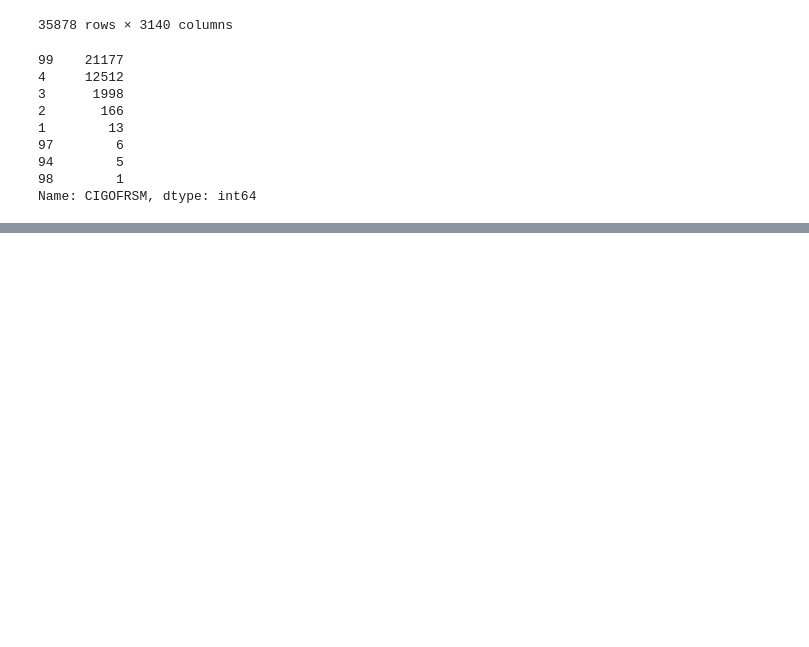
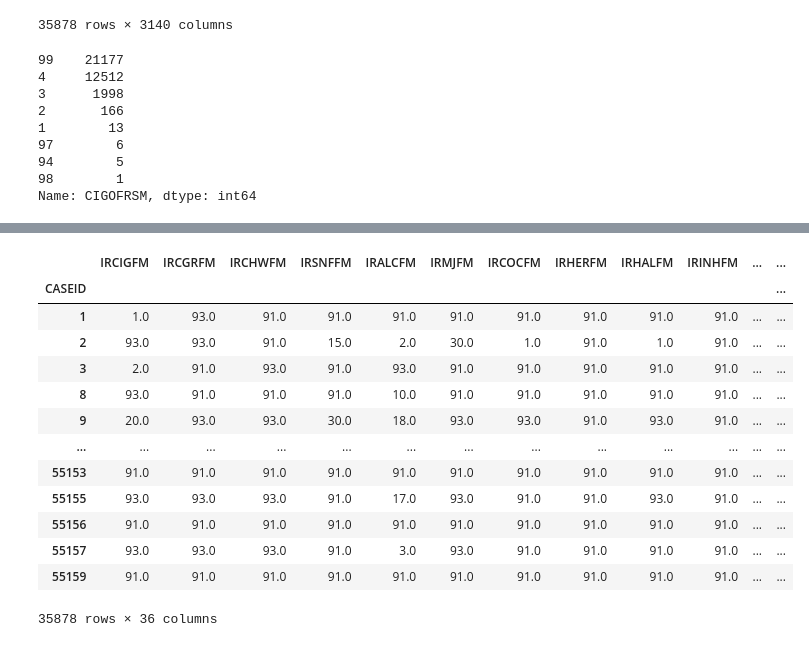
Before and after one commit to natdosan/Deloitte-Case-Study, a Jupyter notebook: code/preprocessing.ipynb, the cells around one changed output, grey strips where cells are left out. Drawn from its saved outputs; the diff is of its cells as text; code cells hidden in the pictures; blank space fills up the shorter version.

Commit message:
Fix: account for float dtypes in missingness

```diff
--- a/code/preprocessing.ipynb
+++ b/code/preprocessing.ipynb
@@ -55,0 +58,3 @@ Name: CIGOFRSM, dtype: int64
+# %%
+float_cols_list = data.select_dtypes(include=['float64']).columns.tolist()
+float_cols_list
@@ -56,3 +79,22 @@ Name: CIGOFRSM, dtype: int64
+# %%
+# create a subset of the df to see what these columns look like
+floats = data[float_cols_list]
+floats
+# %% [output]
+|  | IRCIGFM | IRCGRFM | IRCHWFM | IRSNFFM | IRALCFM | IRMJFM | IRCOCFM | IRHERFM | IRHALFM | IRINHFM | ... | ... |
+| CASEID |  |  |  |  |  |  |  |  |  |  |  | ... |
+| 1 | 1.0 | 93.0 | 91.0 | 91.0 | 91.0 | 91.0 | 91.0 | 91.0 | 91.0 | 91.0 | ... | ... |
+| 2 | 93.0 | 93.0 | 91.0 | 15.0 | 2.0 | 30.0 | 1.0 | 91.0 | 1.0 | 91.0 | ... | ... |
+| 3 | 2.0 | 91.0 | 93.0 | 91.0 | 93.0 | 91.0 | 91.0 | 91.0 | 91.0 | 91.0 | ... | ... |
+| 8 | 93.0 | 91.0 | 91.0 | 91.0 | 10.0 | 91.0 | 91.0 | 91.0 | 91.0 | 91.0 | ... | ... |
+| 9 | 20.0 | 93.0 | 93.0 | 30.0 | 18.0 | 93.0 | 93.0 | 91.0 | 93.0 | 91.0 | ... | ... |
+| ... | ... | ... | ... | ... | ... | ... | ... | ... | ... | ... | ... | ... |
+| 55153 | 91.0 | 91.0 | 91.0 | 91.0 | 91.0 | 91.0 | 91.0 | 91.0 | 91.0 | 91.0 | ... | ... |
+| 55155 | 93.0 | 93.0 | 93.0 | 91.0 | 17.0 | 93.0 | 91.0 | 91.0 | 93.0 | 91.0 | ... | ... |
+| 55156 | 91.0 | 91.0 | 91.0 | 91.0 | 91.0 | 91.0 | 91.0 | 91.0 | 91.0 | 91.0 | ... | ... |
+| 55157 | 93.0 | 93.0 | 93.0 | 91.0 | 3.0 | 93.0 | 91.0 | 91.0 | 91.0 | 91.0 | ... | ... |
+| 55159 | 91.0 | 91.0 | 91.0 | 91.0 | 91.0 | 91.0 | 91.0 | 91.0 | 91.0 | 91.0 | ... | ... |
+35878 rows × 36 columns
 # %%
 def check_missing(x):
     """
```
Also changed, not shown: parts of 5 cells of this notebook.
